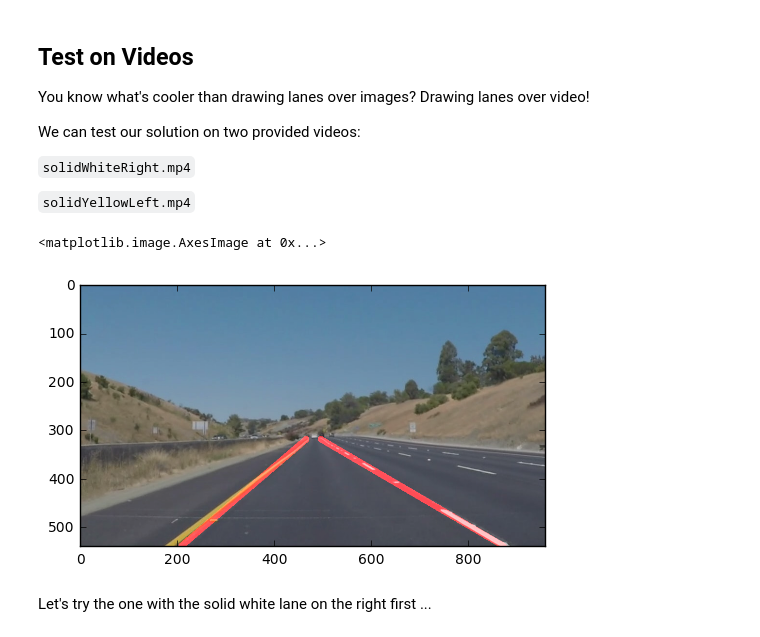
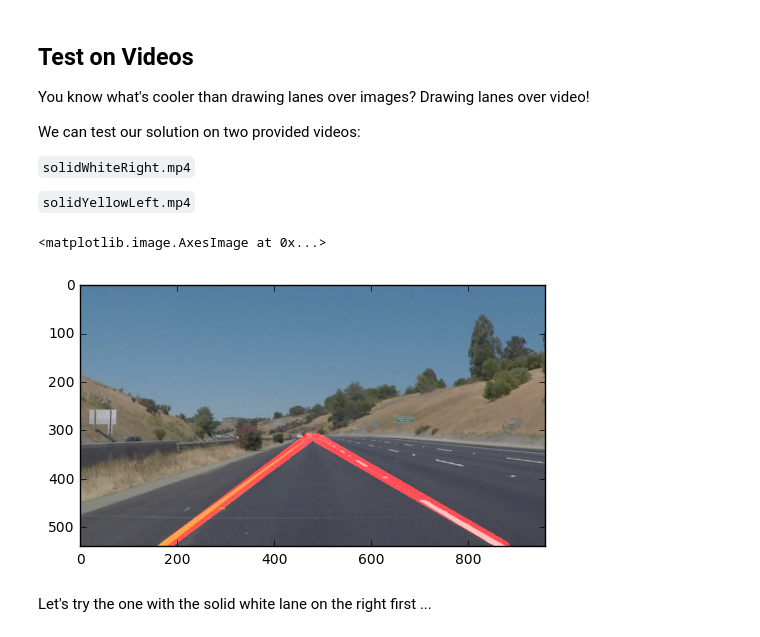
Before and after one commit to rockwellwindsor/Finding_Lane_Lines, a Jupyter notebook: P1.ipynb, the cells around one changed output. Saved outputs shown, nothing was run; the diff lists cells and outputs as text; code cells hidden in the pictures.

Commit message:
reworked min_line_length threshold and max_line_gap as was suggested by review

```diff
--- a/P1.ipynb
+++ b/P1.ipynb
@@ -270,6 +293,9 @@ def process_image(image):
     # NOTE: The output you return should be a color image (3 channel) for processing video below
     # TODO: put your pipeline here,
     # you should return the final output (image with lines are drawn on lanes)
+
+    # Run a color filter
+#     color_filter(image)
 
     # turn to gray image
     gray = grayscale(image)
@@ -281,38 +307,54 @@ def process_image(image):
     # edge detect
     low_threshold = 50
     high_threshold = 150
     edges = canny(blur_gray, low_threshold, high_threshold)
 
     # set a region that should contain line
     imshape = image.shape
 
     # This will need to be dynamic most likely
-    vertices = np.array([[(50,imshape[0]),(450, 325), (490, 315), (950,imshape[0])]], dtype=np.int32)
+    vertices = np.array([[(50,imshape[0]),(450, 325), (490, 315), (900,imshape[0])]], dtype=np.int32)
 
     masked_edges = region_of_interest(edges, vertices)
 
     # Define the Hough transform parameters
     # Make a blank the same size as our image to draw on
 
     #  Scale rho, theta values up to be more flexible in your definition of what constitutes a line.
     rho = 1                         # distance resolution in pixels of the Hough grid
     theta = np.pi/180               # angular resolution in radians of the Hough grid
-    threshold = 38                  # minimum number of votes (intersections in Hough grid cell)
-    min_line_length = 5            # minimum number of pixels making up a line
-    max_line_gap = 1                # maximum gap in pixels between connectable line segments
+    threshold = 55                 # minimum number of votes (intersections in Hough grid cell)
+    min_line_length = 130            # minimum number of pixels making up a line
+    max_line_gap = 100                # maximum gap in pixels between connectable line segments
     line_image = np.copy(image)*0   #creating a blank to draw lines on
 
     # Run Hough on edge detected image
     # Output "lines" is an array containing endpoints of detected line segments
     line_img = hough_lines(masked_edges, rho, theta, threshold,
                             min_line_length, max_line_gap)
 
     result = weighted_img(line_img, image)
 
     return result
+
+test_imgs = ['whiteCarLaneSwitch.jpg',
+ 'solidWhiteCurve.jpg',
+ 'solidYellowLeft.jpg',
+ 'solidYellowCurve.jpg',
+ 'solidWhiteRight.jpg',
+ 'solidYellowCurve2.jpg']
+
+ex_img = mpimg.imread('test_images/' + test_imgs[5])
+
+result = process_image(ex_img)
+
+plt.imshow(result, cmap='Greys_r')
+# src = mpimg.imread('test_images/curved lane.jpg')
+# result = process_image(src)
+# plt.imshow(color_img)
 # %% [output]
 <matplotlib.image.AxesImage at 0x...>
-[figure, old version]
+[figure, new version]
 # %% [markdown]
 Let's try the one with the solid white lane on the right first ...
 # %%
```
Also changed, not shown: parts of 6 cells of this notebook, 4 other files.
